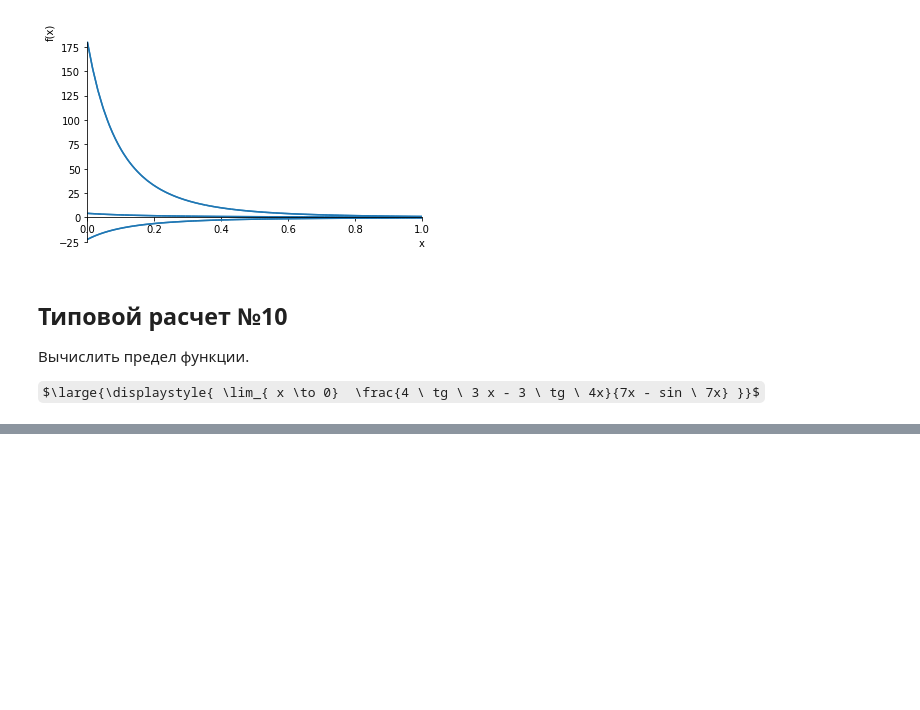
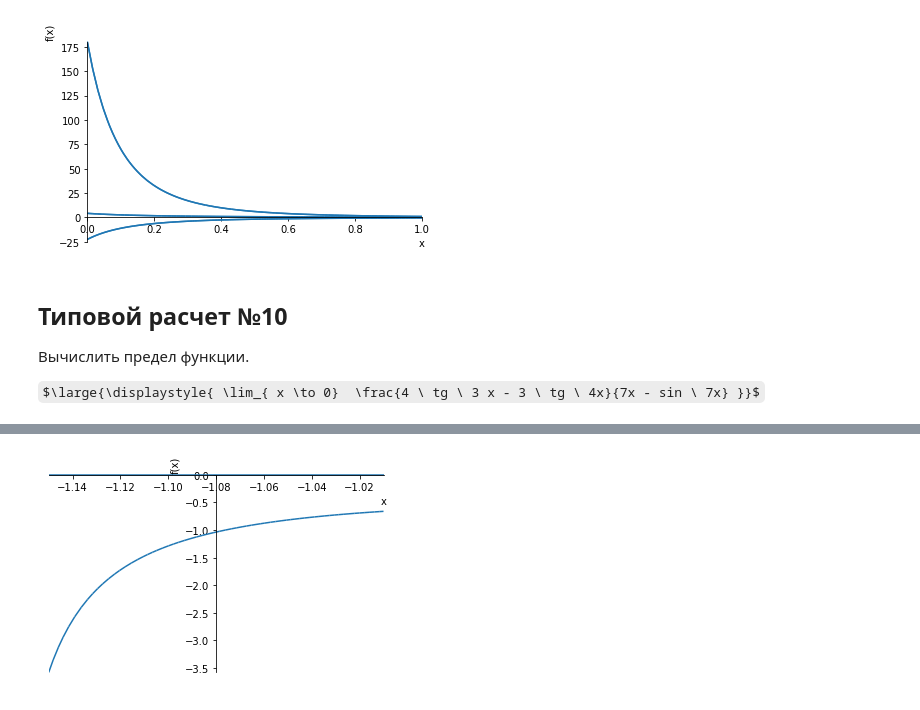
Before and after one commit to OlgaBelitskaya/math_20182019, a Jupyter notebook: mathanalysis_standardcalc209-215.ipynb, the cells around one changed output, grey strips where cells are left out. Cells and saved outputs as stored; diff of their text form; code cells hidden in the pictures; some formulas as TeX source; blank space fills up the shorter version.

```diff
--- a/mathanalysis_standardcalc209-215.ipynb
+++ b/mathanalysis_standardcalc209-215.ipynb
@@ -79,0 +140,4 @@ $\large{\displaystyle{ \lim_{ x \to 0}  \frac{x^4 + x^3 - 3x^2 - 5x - 2}{x^4 + 2
+# %%
+plot(y, 0, (x, -1.15, -1.01));
+# %% [output]
+[figure, added]
```
Also changed, not shown: parts of 29 cells of this notebook.
